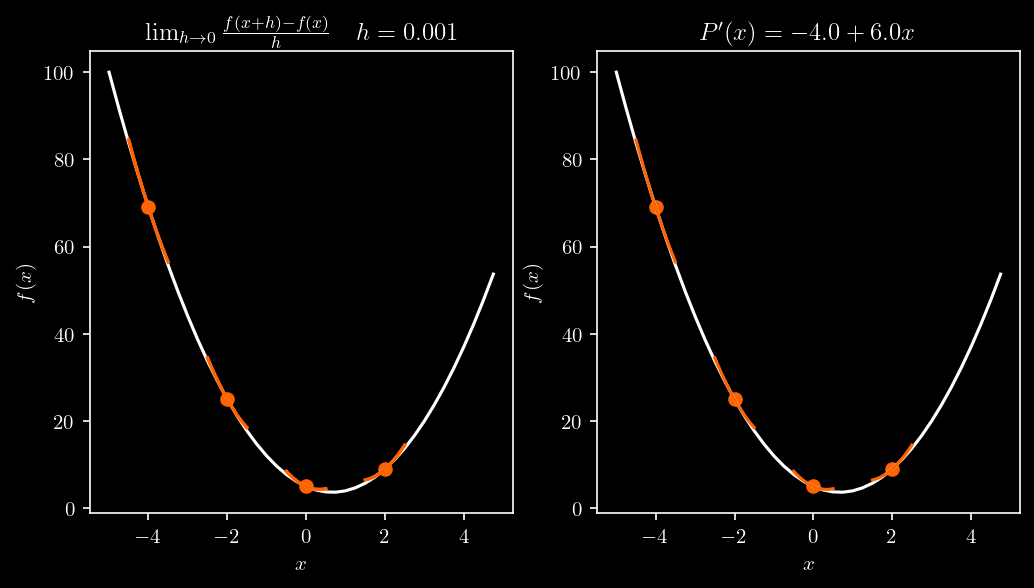
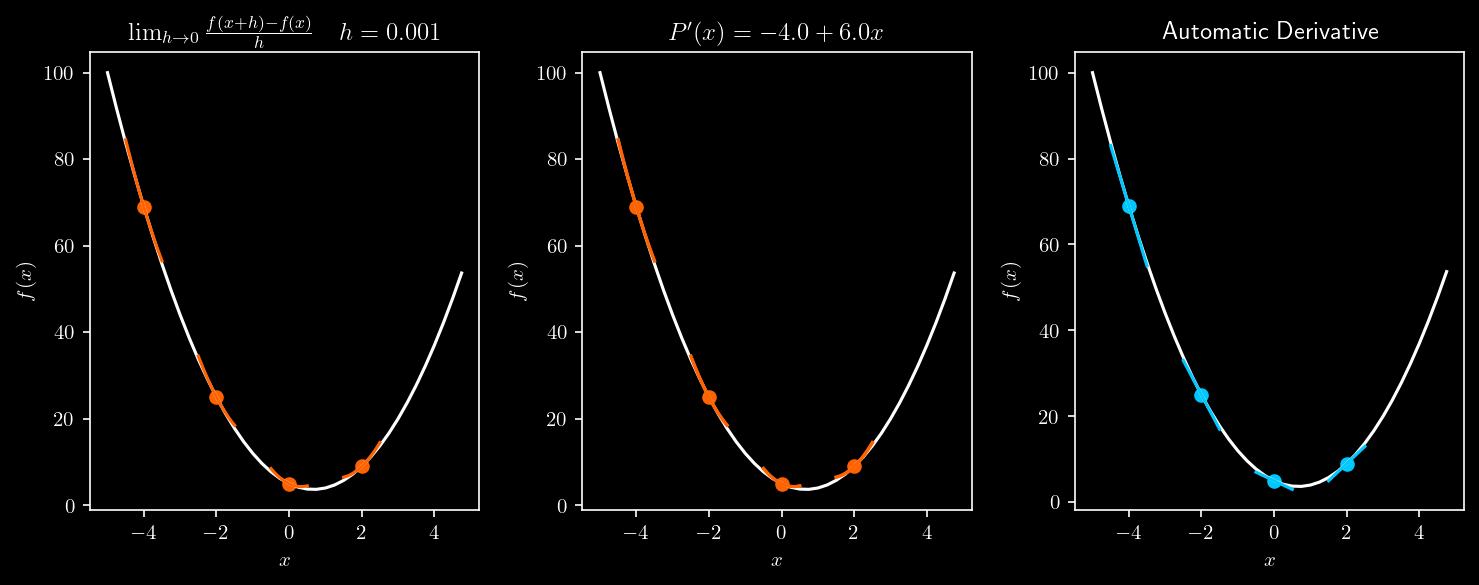
The notebook cell's code change between the first figure and the second:
--- before
+++ after
@@ -2,4 +2,7 @@
 Polynomial = np.polynomial.Polynomial
 f = Polynomial([5,-4,3])
+# Automatic derivative Part
+f_jax = lambda x: 3*x**2 - 4*x + 5
+
 display(f)
 display(f.deriv())
@@ -7,6 +10,6 @@
 xs = np.arange(-5,5,0.25)
 
-fig, (ax1, ax2) = plt.subplots(1, 2,figsize=(8,4),dpi=150)
-for ax in ax1,ax2: ax.plot(xs,f(xs),color='#FFFFFF') ; ax.set_xlabel(r'$x$') ; ax.set_ylabel(r'$f(x)$')
+fig, (ax1, ax2, ax3) = plt.subplots(1, 3,figsize=(10,4),dpi=150)
+for ax in ax1,ax2,ax3: ax.plot(xs,f(xs),color='#FFFFFF') ; ax.set_xlabel(r'$x$') ; ax.set_ylabel(r'$f(x)$')
 
 #plt.plot(xs,f(xs),color='#FFFFFF')
@@ -14,13 +17,23 @@
 #plt.ylabel(r'$f(x)$')
 
-x0 = np.array([-4,-2,0,2]) ; y0 = f(x0)
+x0 = np.array([-4.0,-2.0,0.0,2.0]) ; y0 = f(x0)
 x = np.linspace(x0-0.5,x0+0.5,100)
 y_line = deriv_fwd(f,x)*(x - x0) + y0
 y_line_pol = f.deriv()(x)*(x-x0)+y0
+
+# Automatic derivative Part
+slope0 = vmap(grad(f_jax))(jnp.array(x0))
+y_line_jax = slope0 * (x - x0) + y0
+
 #plt.plot(xs,f(xs),color='#FFFFFF') ; plt.xlabel(r'$x$') ; plt.ylabel(r'$f(x)$')
-for ax in ax1,ax2: ax.scatter(x0,y0,color='#FF6200') ; ax1.plot(x,y_line,color="#FF6200")
+for ax in ax1,ax2: ax.scatter(x0,y0,color='#FF6200') ; ax.plot(x,y_line,color="#FF6200")
 ax2.plot(x,y_line_pol,color="#FF6200")
 ax1.set_title(r'$\lim_{h \to 0} \frac{f(x+h) - f(x)}{h} \quad h=0.001$')
 ax2.set_title(rf"$P'(x)= {f.deriv()}$")
+
+ax3.scatter(np.asarray(x0), np.asarray(y0), color="#00C8FF")
+ax3.plot(np.asarray(x), np.asarray(y_line_jax), color="#00C8FF")
+ax3.set_title("Automatic Derivative")
+plt.tight_layout()
 
 # symbolic 

Commit: Add about Automatic derivative